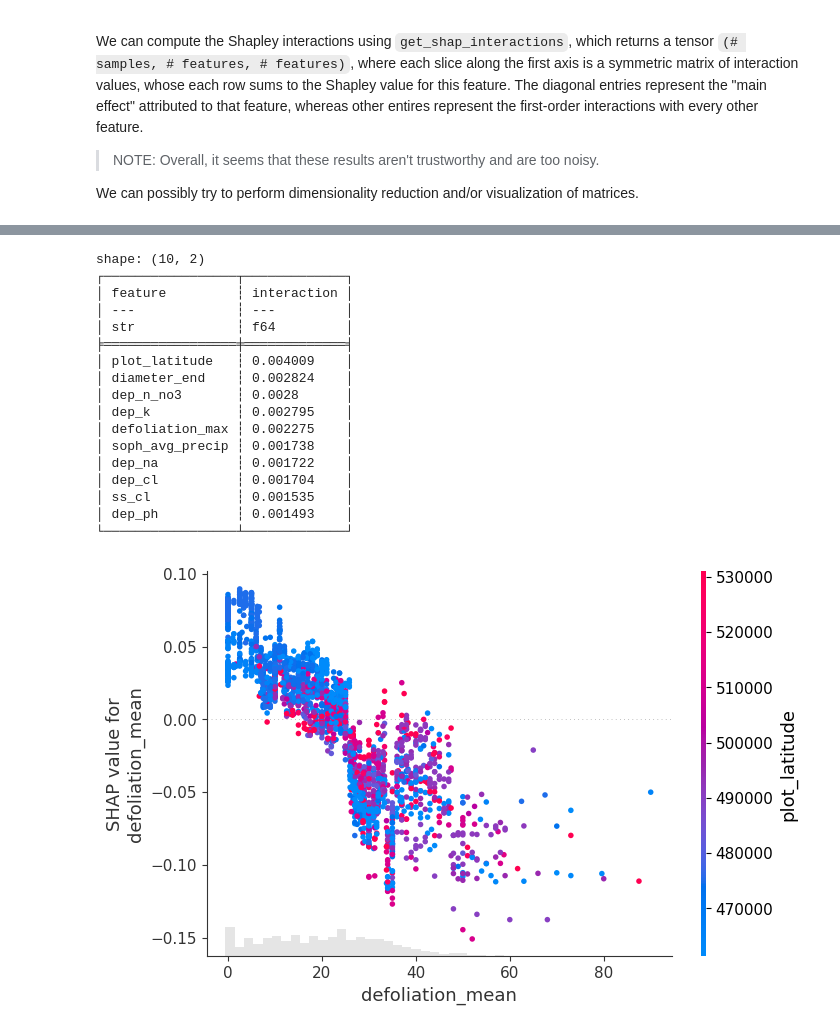
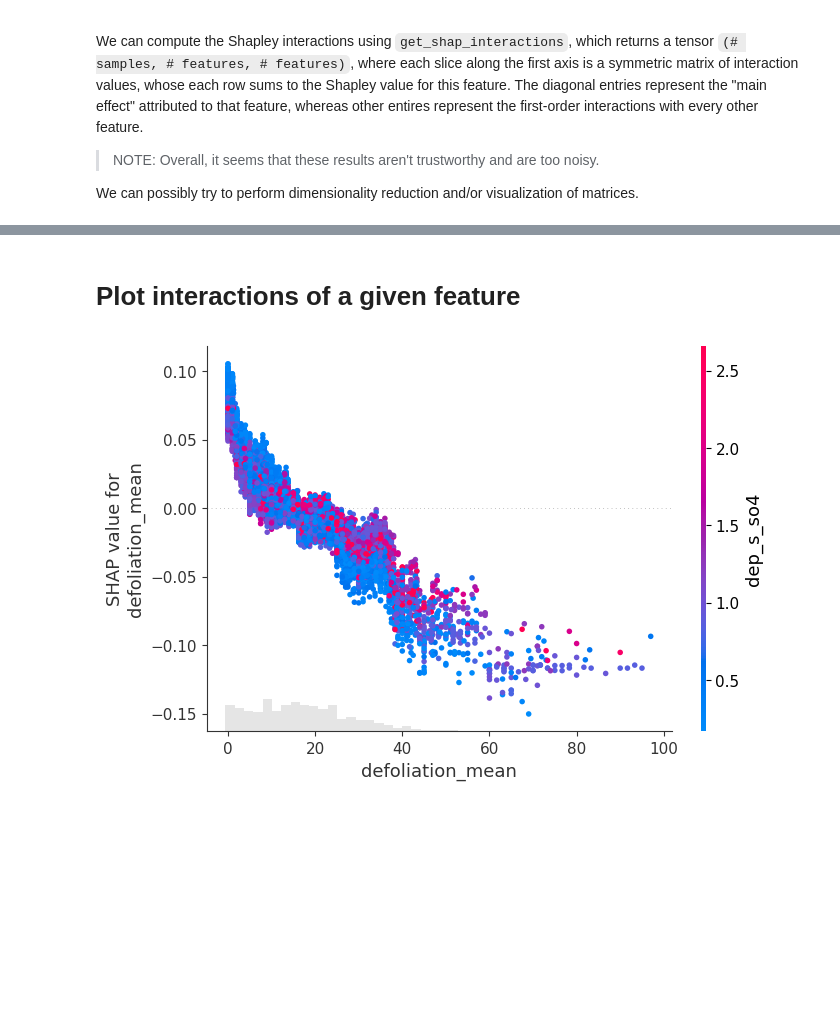
Before and after one commit to simlab-vs/icp-forest-xai, a Jupyter notebook: modeling.ipynb, the cells around one changed output, grey strips where cells are left out. Cells and saved outputs as stored; diff of their text form; code cells hidden in the pictures; blank space fills up the shorter version.

```diff
--- a/modeling.ipynb
+++ b/modeling.ipynb
@@ -12,7 +46,7 @@ import polars as pl
 group_col = "tree_id"
 all_species = ["spruce", "pine", "beech", "oak"]
 
-all_results = {}
+all_results: dict[str, ExperimentResults] = {}
 
 for species in all_species:
     best_params, best_value = optimize_hyperparameters(species, group_col=group_col)
@@ -335,5 +402,5 @@ sns.catplot(
 # %%
-species = "beech"
+species = "spruce"
 
 results = all_results[species]
 
@@ -353,7 +420,7 @@ We can possibly try to perform dimensionality reduction and/or visualization of
 # %%
 from explain import plot_interaction_matrix
 
-top_n_features = top_features = (
+top_n_features = (
     feature_importances.select("feature", "importance")
     .unique()
     .sort("importance", descending=True)
@@ -365,17 +432,13 @@ top_n_features = top_features = (
 for species in all_species:
     results = all_results[species]
 
-    # Loop over the folds
-    for fold in range(5):
-        # Plot the mean absolute interaction values for the selected feature as a heatmap
-        plt.figure(figsize=(10, 8))
-        ax = plt.gca()
+    # Plot the mean absolute interaction values for the selected feature as a heatmap
+    plt.figure(figsize=(10, 8))
+    ax = plt.gca()
 
-        interactions = plot_interaction_matrix(
-            results, fold, top_n=top_n_features, ax=ax
-        )
-        plt.tight_layout()
-        plt.title(f"Interactions for {species} (fold {fold})")
+    interactions = plot_interaction_matrix(results, top_n=top_n_features, ax=ax)
+    plt.tight_layout()
+    plt.title(f"Interactions for {species}")
 
-        plt.savefig(f"figures/{species}-interactions-{fold}.png")
+    plt.savefig(f"figures/{species}-interactions-mean.png")
 # %% [output]
@@ -395,49 +449,40 @@ for species in all_species:
+# %% [markdown]
+# Plot interactions of a given feature
 # %%
+species = "spruce"
 feature = "defoliation_mean"
+
+results = all_results[species]
+
+# Fetch interactions
+interactions = plot_interaction_matrix(results, no_plotting=True)
 
 # Construct a DataFrame of the interaction values
 feature_idx = results.X.columns.index(feature)
 
 df_interactions = pl.from_numpy(
     interactions[:, feature_idx, :],
     schema=results.X.columns,
 )
 
 # Show the top-10 interactions for the selected feature
-top_interactions = (
+top_interacting_feature = (
     df_interactions.unpivot(
         pl.selectors.exclude(feature),
         variable_name="feature",
         value_name="interaction",
     )
     .group_by("feature")
     .agg(pl.col("interaction").abs().mean())
     .sort("interaction", descending=True)
-    .head(10)
+    .select("feature")
+    .item(0, 0)
 )
 
-print(top_interactions)
 
 shap.plots.scatter(
     results.shap_values[fold][:, feature],
-    color=results.shap_values[fold][:, top_interactions["feature"].item(0)],
+    color=results.shap_values[fold][:, top_interacting_feature],
 )
 # %% [output]
-shape: (10, 2)
-┌─────────────────┬─────────────┐
-│ feature         ┆ interaction │
-│ ---             ┆ ---         │
-│ str             ┆ f64         │
-╞═════════════════╪═════════════╡
-│ plot_latitude   ┆ 0.004009    │
-│ diameter_end    ┆ 0.002824    │
-│ dep_n_no3       ┆ 0.0028      │
-│ dep_k           ┆ 0.002795    │
-│ defoliation_max ┆ 0.002275    │
-│ soph_avg_precip ┆ 0.001738    │
-│ dep_na          ┆ 0.001722    │
-│ dep_cl          ┆ 0.001704    │
-│ ss_cl           ┆ 0.001535    │
-│ dep_ph          ┆ 0.001493    │
-└─────────────────┴─────────────┘
-[figure, old version]
+[figure, new version]
```
Also changed, not shown: parts of 13 cells of this notebook, 2 other files.
